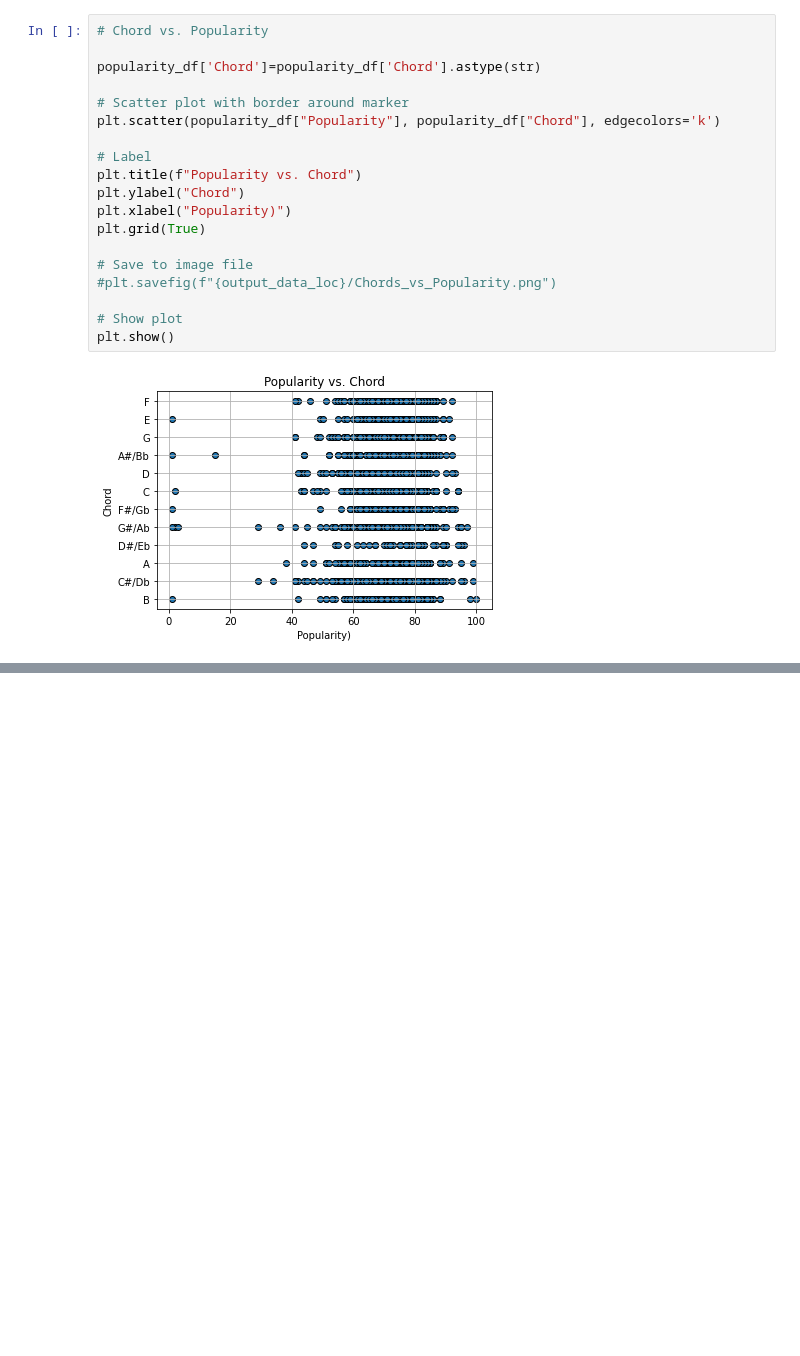
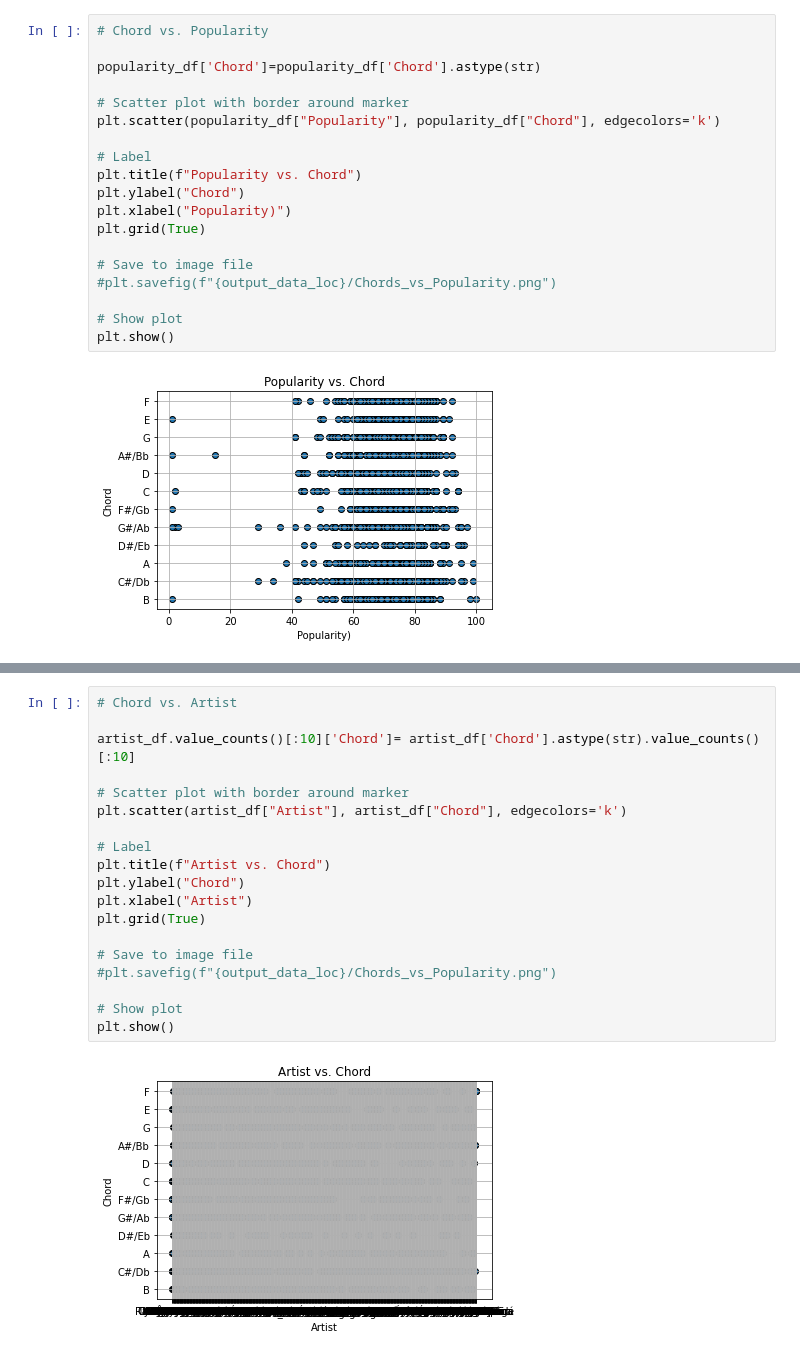
Before and after one commit to memeguerrini/Project-One, a Jupyter notebook: spotify.meme.ipynb, the cells around one changed output, grey strips where cells are left out. Drawn from its saved outputs; the diff is of its cells as text; blank space fills up the shorter version.

```diff
--- a/spotify.meme.ipynb
+++ b/spotify.meme.ipynb
@@ -282,0 +343,21 @@ plt.show()
+# %%
+# Chord vs. Artist
+
+artist_df.value_counts()[:10]['Chord']= artist_df['Chord'].astype(str).value_counts()[:10]
+
+# Scatter plot with border around marker
+plt.scatter(artist_df["Artist"], artist_df["Chord"], edgecolors='k')
+
+# Label
+plt.title(f"Artist vs. Chord")
+plt.ylabel("Chord")
+plt.xlabel("Artist")
+plt.grid(True)
+
+# Save to image file
+#plt.savefig(f"{output_data_loc}/Chords_vs_Popularity.png")
+
+# Show plot
+plt.show()
+# %% [output]
+[figure, added]
```
Also changed, not shown: parts of 4 cells of this notebook, 1 other file.
